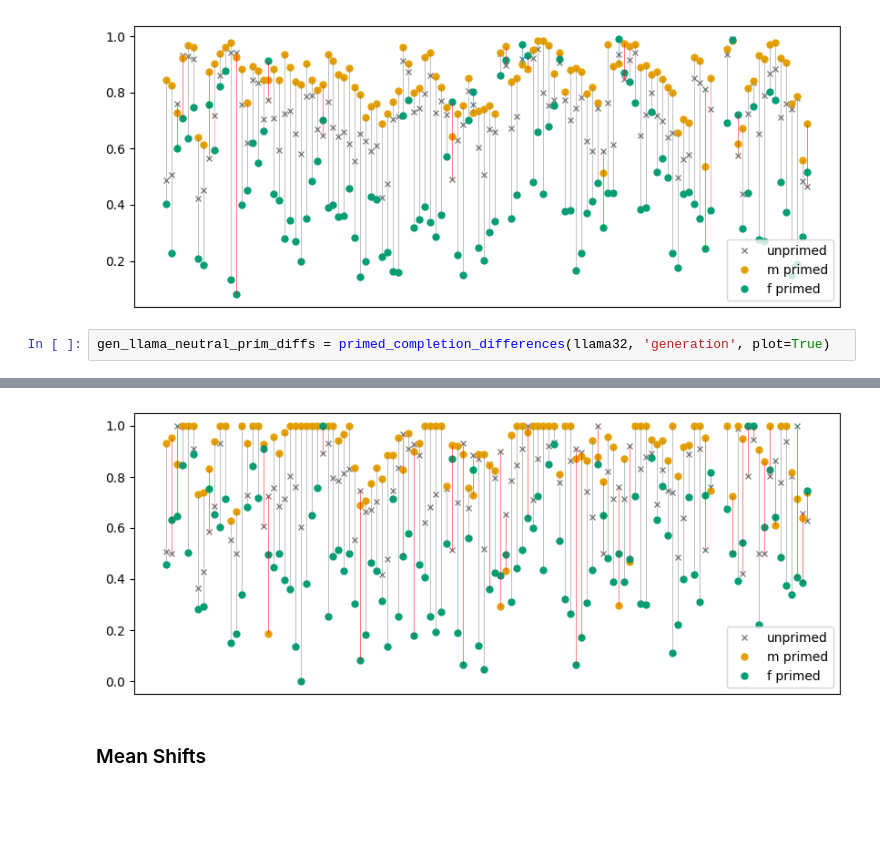
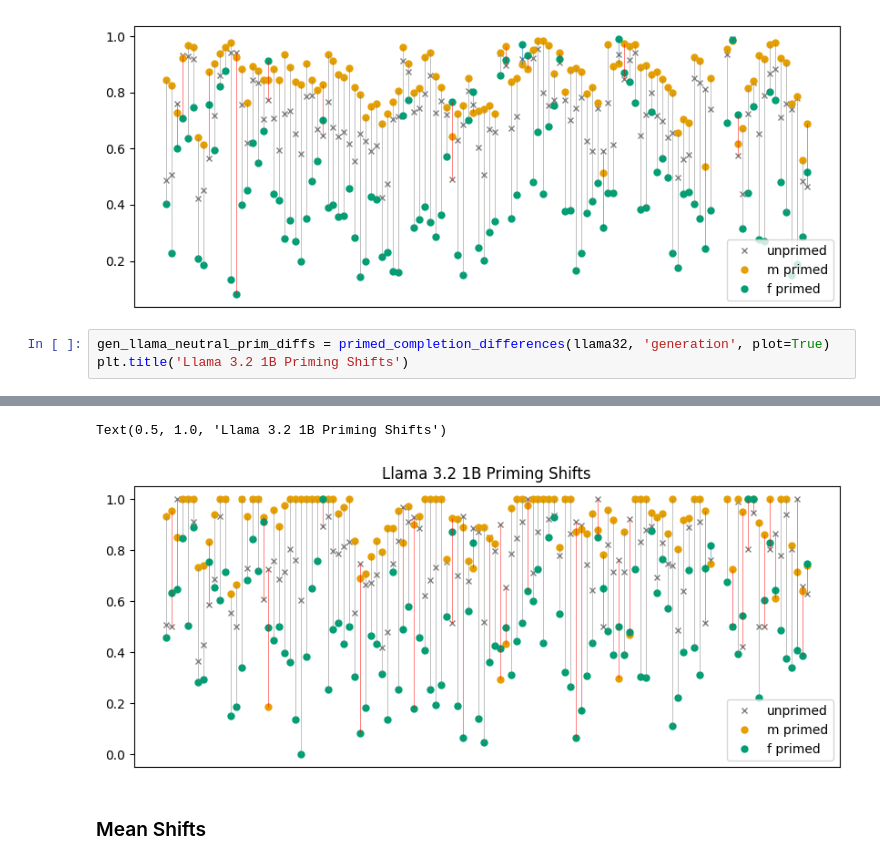
Before and after one commit to sagarkumar16/winogender_contextuality, a Jupyter notebook: notebooks/10-sk-bias-tests.ipynb, the cells around one changed output, grey strips where cells are left out. Saved outputs shown, nothing was run; the diff lists cells and outputs as text; blank space fills up the shorter version.

```diff
--- a/notebooks/10-sk-bias-tests.ipynb
+++ b/notebooks/10-sk-bias-tests.ipynb
@@ -518,4 +518,5 @@ int_llama_neutral_prim_diffs = primed_completion_differences(llama32, 'internal'
 [figure]
 # %%
 gen_llama_neutral_prim_diffs = primed_completion_differences(llama32, 'generation', plot=True)
+plt.title('Llama 3.2 1B Priming Shifts')
 # %% [output]
@@ -524,4 +525,5 @@ gen_llama_neutral_prim_diffs = primed_completion_differences(llama32, 'generatio
+Text(0.5, 1.0, 'Llama 3.2 1B Priming Shifts')
-[figure, old version]
+[figure, new version]
 # %% [markdown]
 ### Mean Shifts
 # %%
```
Also changed, not shown: parts of 26 cells of this notebook, 1 other file.
